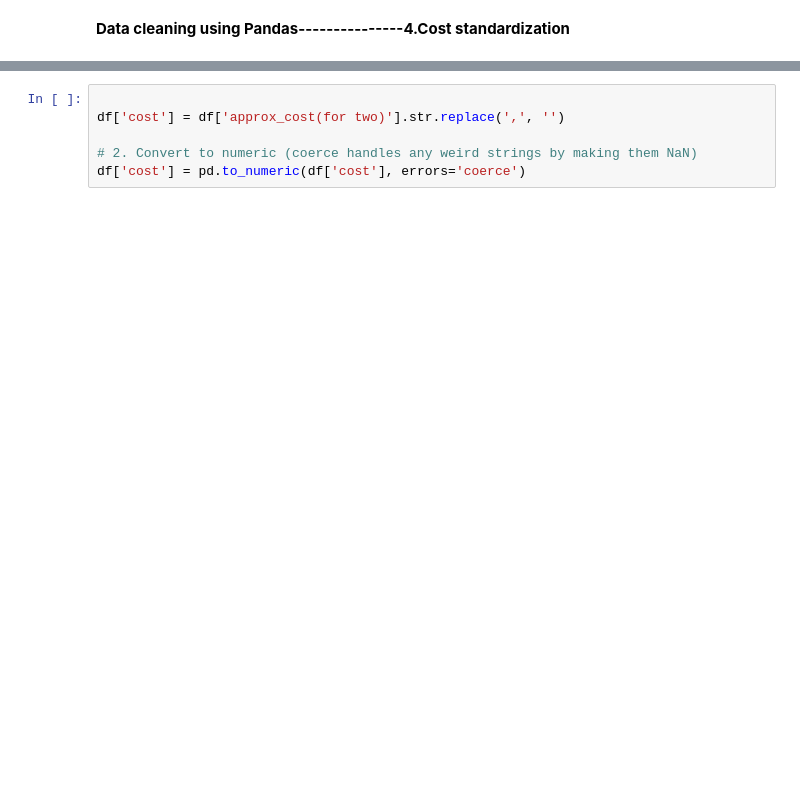
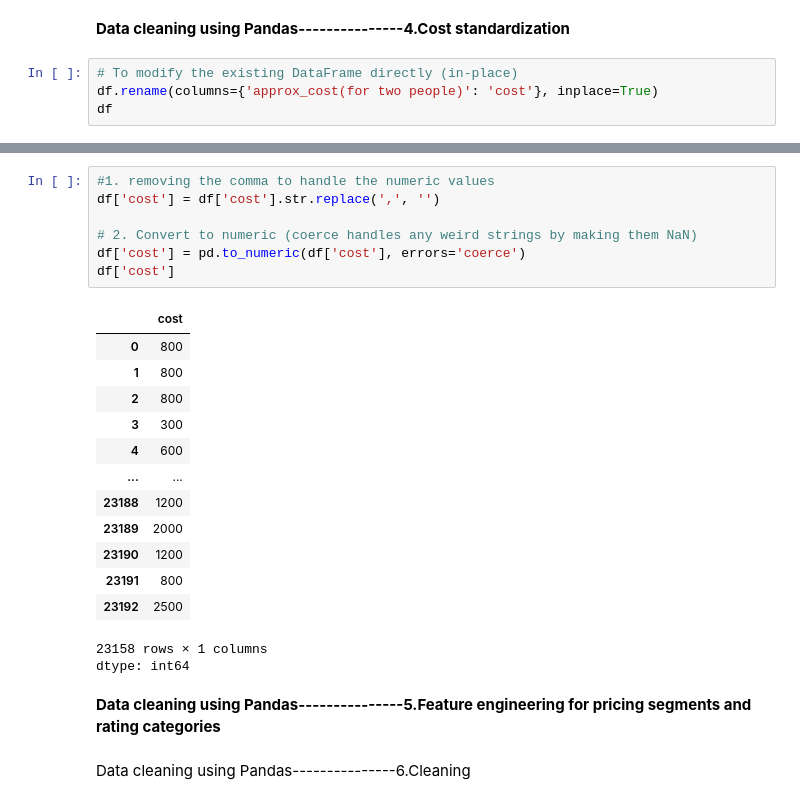
Before and after one commit to skumarandev/DSProjects, a Jupyter notebook: Task1.ipynb, the cells around one changed output, grey strips where cells are left out. Saved outputs shown, nothing was run; the diff lists cells and outputs as text; blank space fills up the shorter version.

```diff
--- a/Task1.ipynb
+++ b/Task1.ipynb
@@ -217,2 +231,6 @@ print(average_rating)
 # %% [markdown]
 **Data cleaning using Pandas---------------4.Cost standardization**
+# %%
+# To modify the existing DataFrame directly (in-place)
+df.rename(columns={'approx_cost(for two people)': 'cost'}, inplace=True)
+df
@@ -219,6 +251,26 @@ print(average_rating)
 # %%
-
-df['cost'] = df['approx_cost(for two)'].str.replace(',', '')
+#1. removing the comma to handle the numeric values
+df['cost'] = df['cost'].str.replace(',', '')
 
 # 2. Convert to numeric (coerce handles any weird strings by making them NaN)
 df['cost'] = pd.to_numeric(df['cost'], errors='coerce')
+df['cost']
+# %% [output]
+|  | cost |
+| 0 | 800 |
+| 1 | 800 |
+| 2 | 800 |
+| 3 | 300 |
+| 4 | 600 |
+| ... | ... |
+| 23188 | 1200 |
+| 23189 | 2000 |
+| 23190 | 1200 |
+| 23191 | 800 |
+| 23192 | 2500 |
+23158 rows × 1 columns
+dtype: int64
+# %% [markdown]
+**Data cleaning using Pandas---------------5.Feature engineering for pricing segments and rating categories**
+# %% [markdown]
+Data cleaning using Pandas---------------6.Cleaning
```
Also changed, not shown: parts of 6 cells of this notebook.
